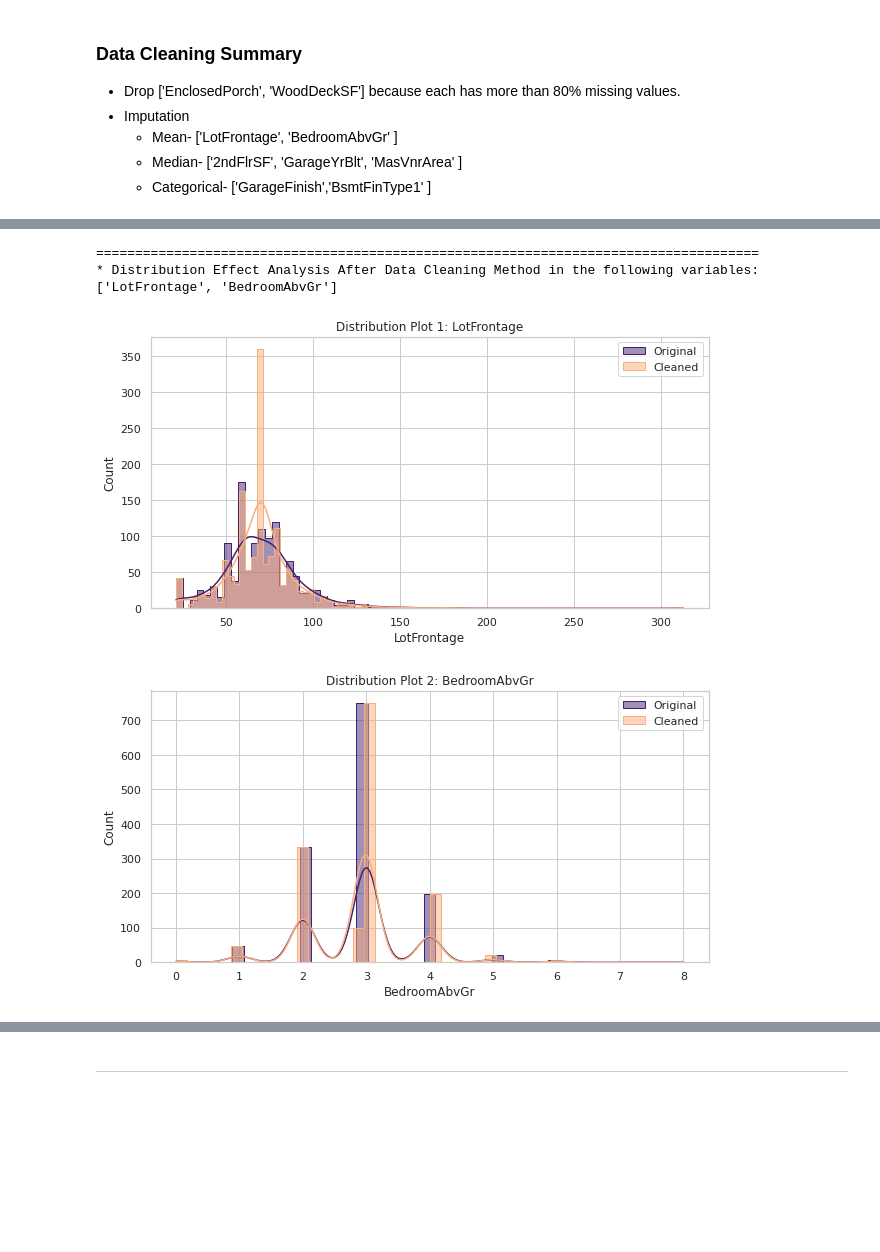
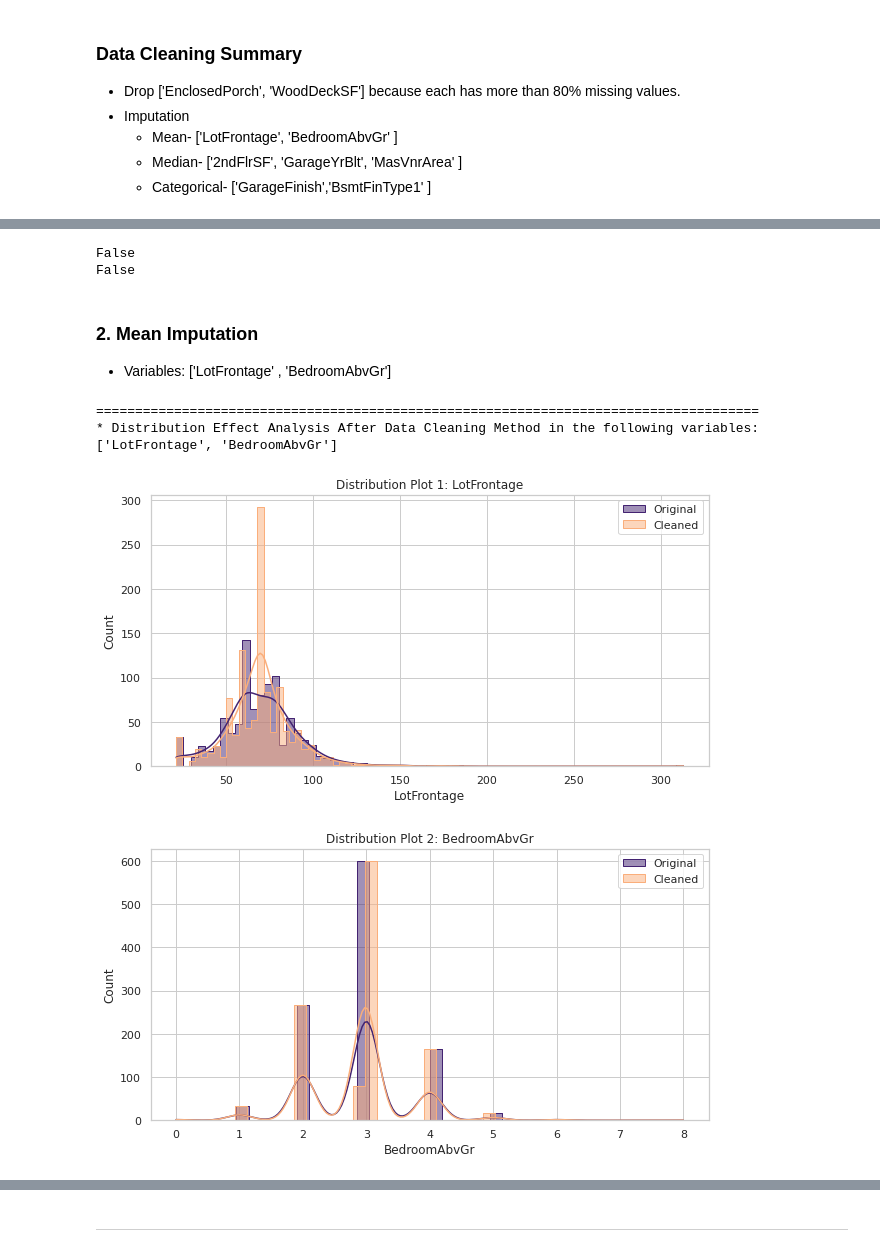
Before and after one commit to Amareteklay/heritage-housing-issues, a Jupyter notebook: jupyter_notebooks/02 - Data_Cleaning.ipynb, the cells around one changed output, grey strips where cells are left out. Cells and saved outputs as stored; diff of their text form; code cells hidden in the pictures; blank space fills up the shorter version.

```diff
--- a/jupyter_notebooks/02 - Data_Cleaning.ipynb
+++ b/jupyter_notebooks/02 - Data_Cleaning.ipynb
@@ -119,9 +126,0 @@ See the caveats in the documentation: https://pandas.pydata.org/pandas-docs/stab
-# %%
-import matplotlib.pyplot as plt
-import seaborn as sns
-
-sns.set_style('whitegrid')
-for col in vars_with_missing_data:
-  if df[col].dtypes == 'float64':
-    sns.histplot(data=df, x=col, kde=True)
-    plt.show()
@@ -232,13 +258,30 @@ from feature_engine.selection import DropFeatures
+# %%
+from feature_engine.selection import DropFeatures
+
+variables_to_drop=['EnclosedPorch' , 'WoodDeckSF']
+imputer = DropFeatures(features_to_drop=variables_to_drop)
+df_method = imputer.fit_transform(TrainSet)
+
+for i in variables_to_drop:
+    print(i in df_method.columns.to_list())
+# %% [output]
+False
+False
+# %% [markdown]
+### 2. Mean Imputation
+* Variables: ['LotFrontage' , 'BedroomAbvGr']
 # %%
+from feature_engine.imputation import MeanMedianImputer
+
 variables_mean = ['LotFrontage' , 'BedroomAbvGr']
 imputer = MeanMedianImputer(imputation_method='mean', variables=variables_mean)
-df_method = imputer.fit_transform(df)
-DataCleaningEffect(df_original=df,
+df_method = imputer.fit_transform(TrainSet)
+DataCleaningEffect(df_original=TrainSet,
                    df_cleaned=df_method,
                    variables_applied_with_method=variables_mean)
 # %% [output]
 =====================================================================================
 * Distribution Effect Analysis After Data Cleaning Method in the following variables:
 ['LotFrontage', 'BedroomAbvGr']
-[figure, old version]
+[figure, new version]
-[figure, old version]
+[figure, new version]
```
Also changed, not shown: parts of 35 cells of this notebook, 7 other files.
